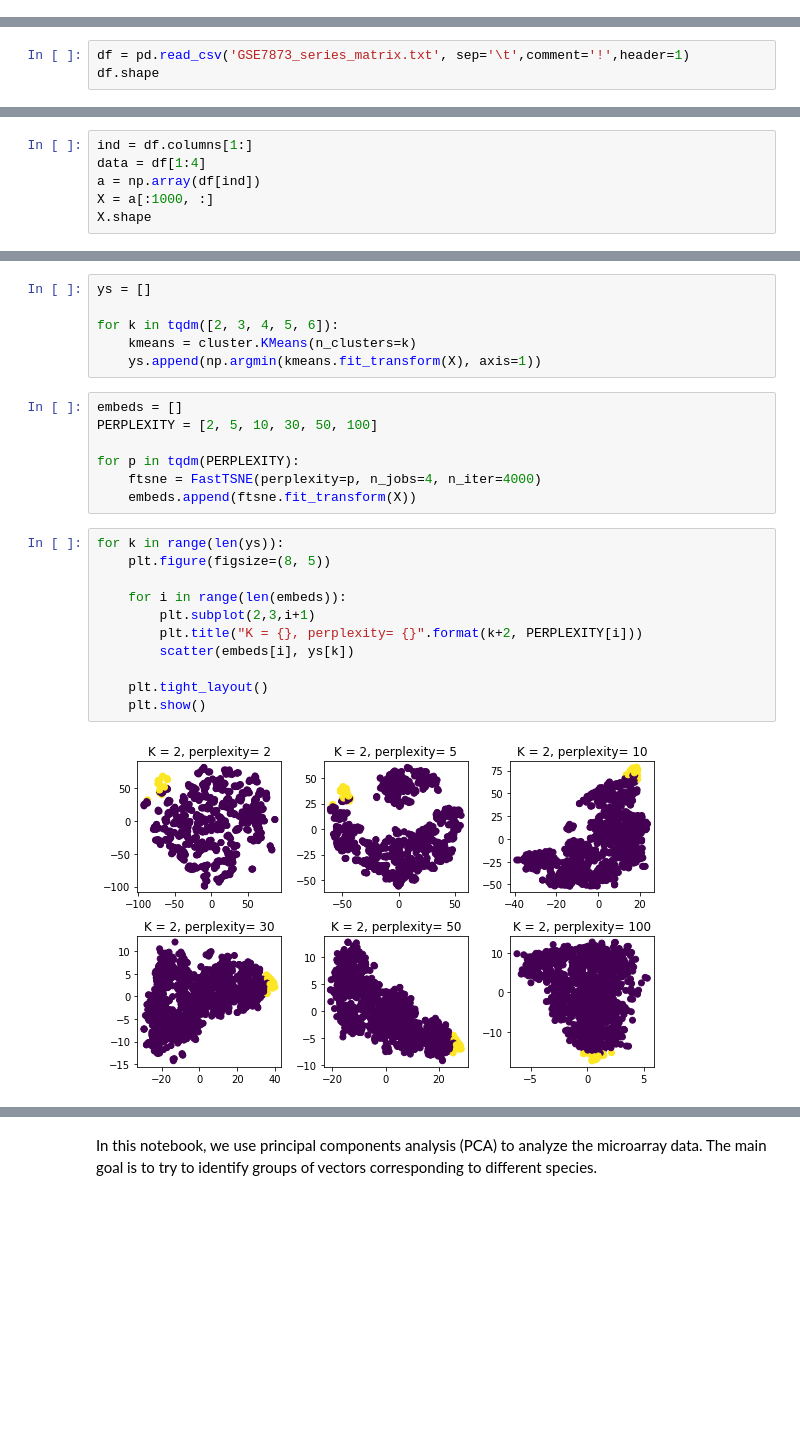
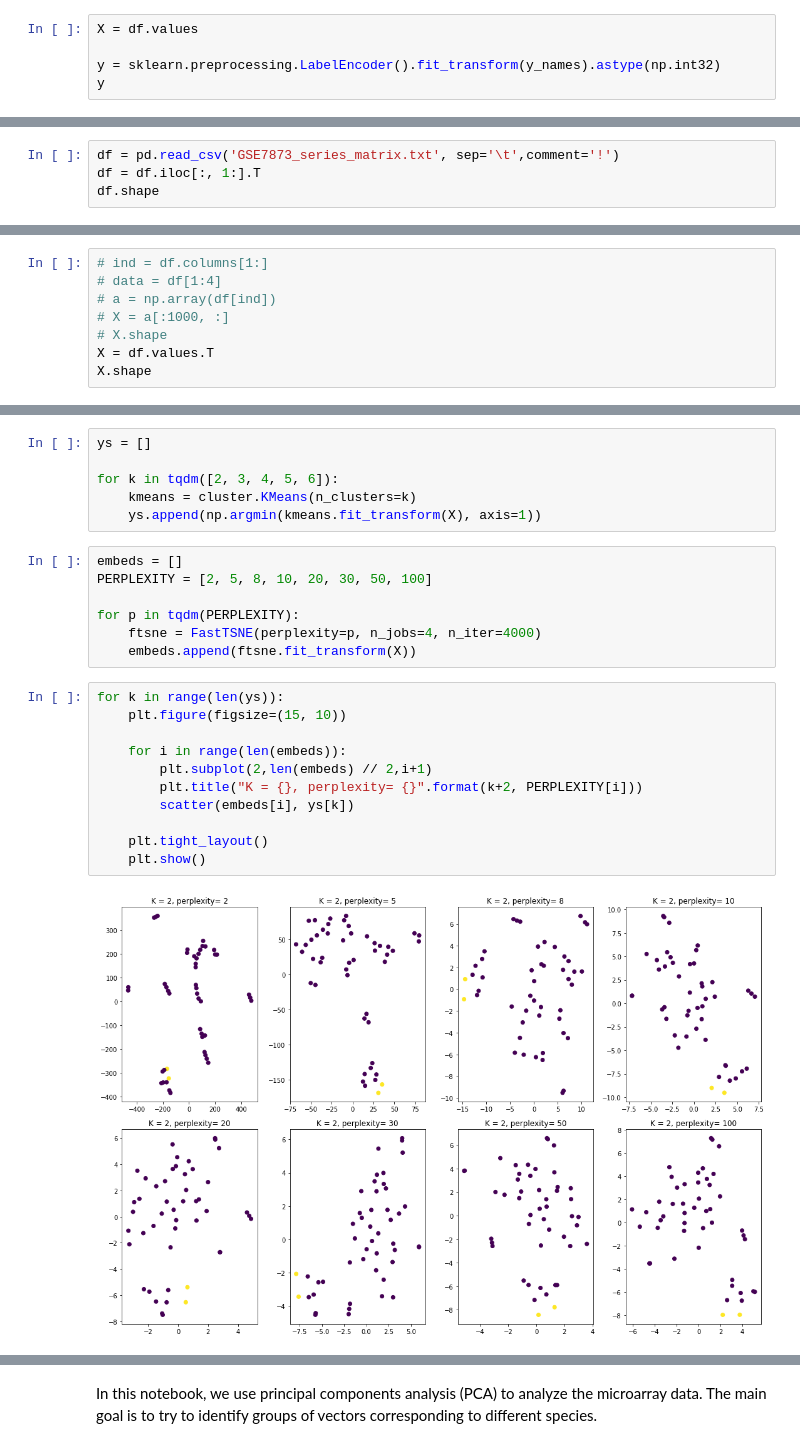
Before and after one commit to darthdeus/bioinf-machine-learning, a Jupyter notebook: DimReduction.ipynb, the cells around one changed output, grey strips where cells are left out. Cells and saved outputs as stored; diff of their text form; blank space fills up the shorter version.

```diff
--- a/DimReduction.ipynb
+++ b/DimReduction.ipynb
@@ -24,0 +52,5 @@ data = np.genfromtxt("GSE7873_series_matrix_test.txt",delimiter='\t',comments='!
+# %%
+X = df.values
+
+y = sklearn.preprocessing.LabelEncoder().fit_transform(y_names).astype(np.int32)
+y
@@ -25,4 +77,5 @@ data = np.genfromtxt("GSE7873_series_matrix_test.txt",delimiter='\t',comments='!
 # %%
-df = pd.read_csv('GSE7873_series_matrix.txt', sep='\t',comment='!',header=1)
+df = pd.read_csv('GSE7873_series_matrix.txt', sep='\t',comment='!')
+df = df.iloc[:, 1:].T
 df.shape
 # %% [output]
@@ -34,9 +108,11 @@ def scatter(X, c=None, ax=None):
     else:
         plt.scatter(X[:, 0], X[:, 1], c=c)
 # %%
-ind = df.columns[1:]
-data = df[1:4]
-a = np.array(df[ind])
-X = a[:1000, :]
+# ind = df.columns[1:]
+# data = df[1:4]
+# a = np.array(df[ind])
+# X = a[:1000, :]
+# X.shape
+X = df.values.T
 X.shape
 # %% [output]
@@ -66,21 +214,21 @@ for k in tqdm([2, 3, 4, 5, 6]):
     ys.append(np.argmin(kmeans.fit_transform(X), axis=1))
 # %%
 embeds = []
-PERPLEXITY = [2, 5, 10, 30, 50, 100]
+PERPLEXITY = [2, 5, 8, 10, 20, 30, 50, 100]
 
 for p in tqdm(PERPLEXITY):
     ftsne = FastTSNE(perplexity=p, n_jobs=4, n_iter=4000)
     embeds.append(ftsne.fit_transform(X))
 # %%
 for k in range(len(ys)):
-    plt.figure(figsize=(8, 5))
+    plt.figure(figsize=(15, 10))
 
     for i in range(len(embeds)):
-        plt.subplot(2,3,i+1)
+        plt.subplot(2,len(embeds) // 2,i+1)
         plt.title("K = {}, perplexity= {}".format(k+2, PERPLEXITY[i]))
         scatter(embeds[i], ys[k])
 
     plt.tight_layout()
     plt.show()
 # %% [output]
-[figure, old version]
+[figure, new version]
```
Also changed, not shown: parts of 25 cells of this notebook.
